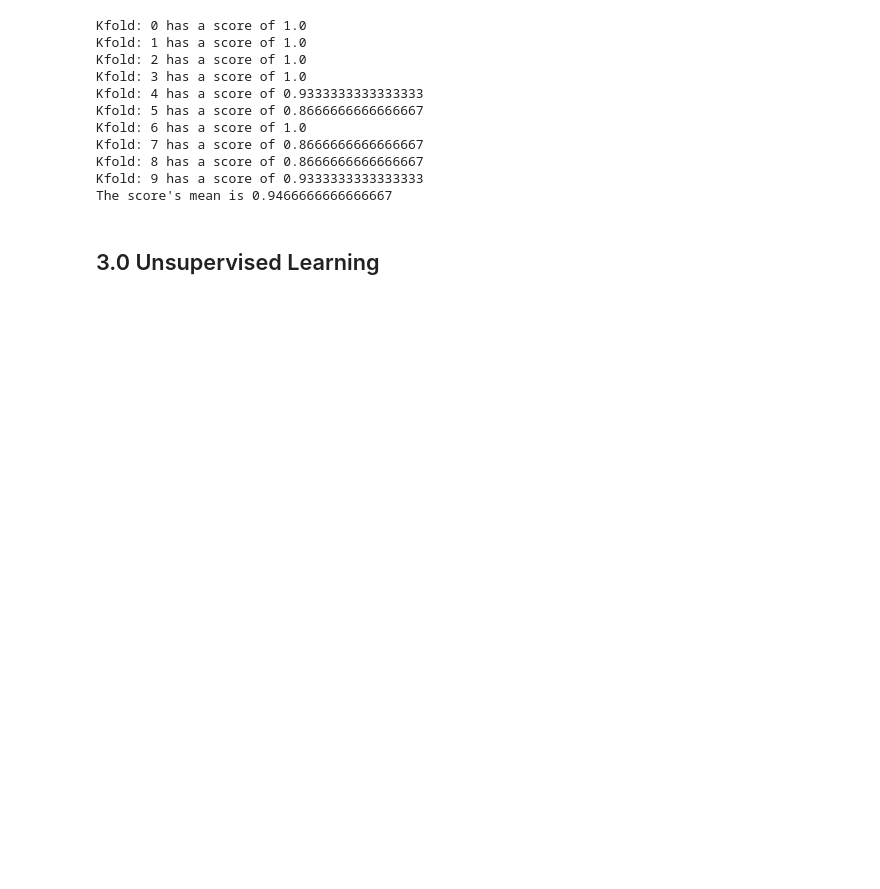
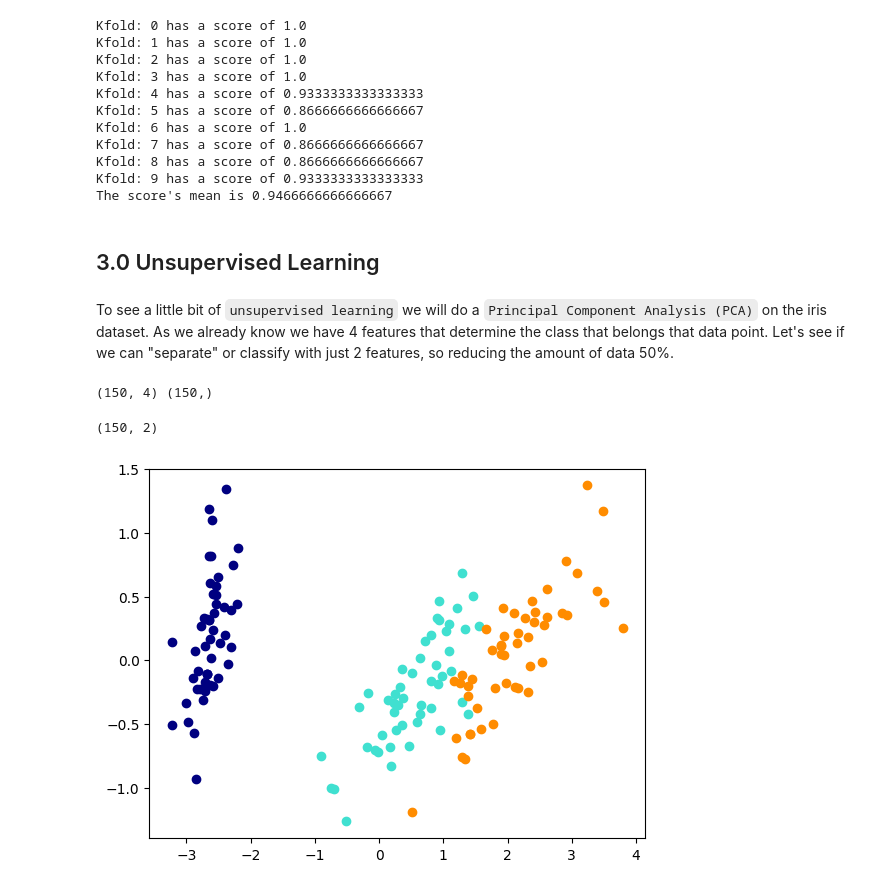
Before and after one commit to jherasdo/pythonic-chemistry, a Jupyter notebook: pythonic-chemistry/06-machine-learning/machine_learning.ipynb, the cells around one changed output. Drawn from its saved outputs; the diff is of its cells as text; code cells hidden in the pictures; blank space fills up the shorter version.

Commit message:
adding pca as unsupervised learning

```diff
--- a/pythonic-chemistry/06-machine-learning/machine_learning.ipynb
+++ b/pythonic-chemistry/06-machine-learning/machine_learning.ipynb
@@ -308,3 +310,36 @@ Kfold: 9 has a score of 0.9333333333333333
 The score's mean is 0.9466666666666667
 # %% [markdown]
 ## 3.0 Unsupervised Learning
+# %% [markdown]
+To see a little bit of `unsupervised learning` we will do a `Principal Component Analysis (PCA)` on the iris dataset. As we already know we have 4 features that determine the class that belongs that data point. Let's see if we can "separate" or classify with just 2 features, so reducing the amount of data 50%.
+# %%
+# Let's use the whole dataset
+x = np.array(df.iloc[:, 0:4])
+y = np.array(df.species)
+
+# Let's print the original dimensions
+print(x.shape, y.shape)
+# %% [output]
+(150, 4) (150,)
+# %%
+# Importing the PCA algorithm
+from sklearn.decomposition import PCA
+
+# Initialize the method with 2 components
+pca = PCA(n_components=2)
+
+# In this case we do fitting for training and transform to convert from 4 dimensions to 2 dimensions
+x_r = pca.fit(x).transform(x)
+print(x_r.shape)
+# %% [output]
+(150, 2)
+# %%
+# Since we have 2 components we can easily plot it
+plt.figure()
+colors = ["navy", "turquoise", "darkorange"]
+
+for idx in range(len(x_r)):
+    name = list(y)[idx]
+    plt.scatter(x_r[idx][0], x_r[idx][1], color=colors[name])
+# %% [output]
+[figure, added]
```
Also changed, not shown: parts of 2 cells of this notebook.
